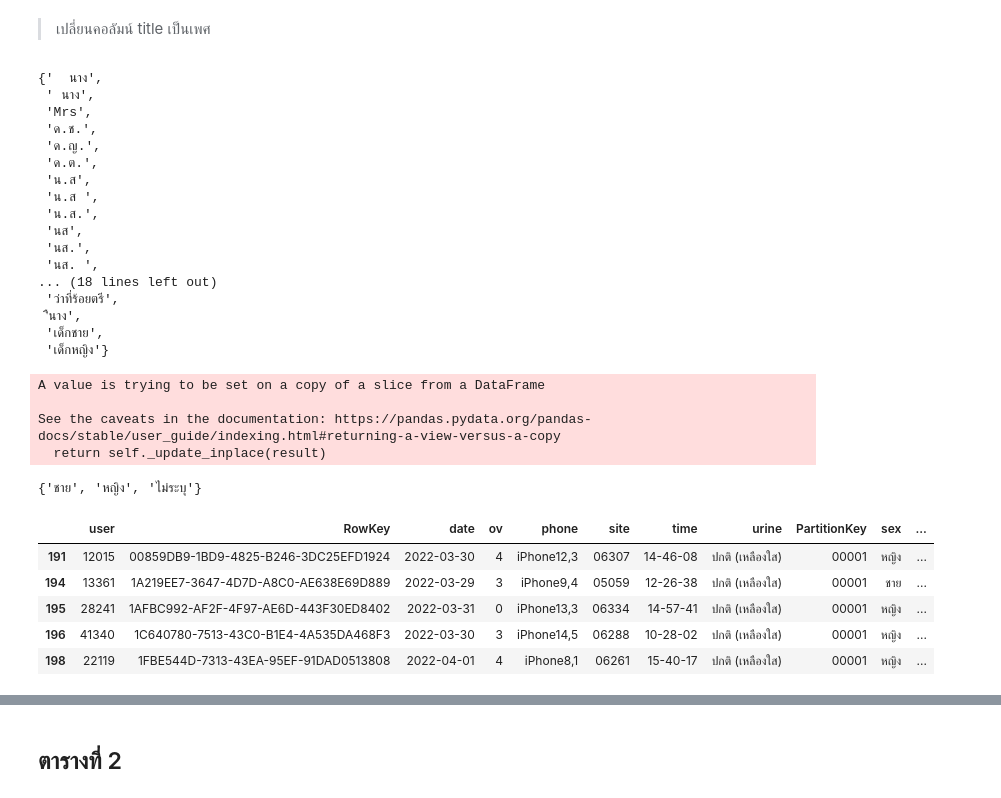
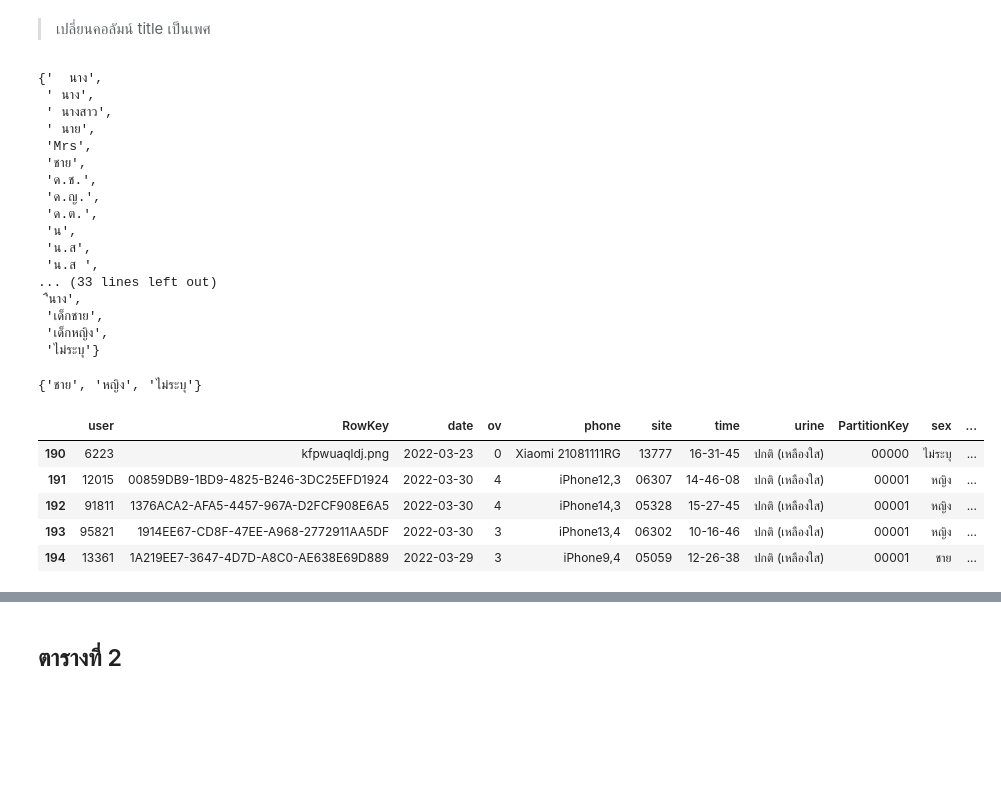
Before and after one commit to khanittha-phusopha/data_viz_2022, a Jupyter notebook: Final_2022.ipynb, the cells around one changed output, grey strips where cells are left out. Cells and saved outputs as stored; diff of their text form; code cells hidden in the pictures; blank space fills up the shorter version.

```diff
--- a/Final_2022.ipynb
+++ b/Final_2022.ipynb
@@ -358,0 +458,2 @@ data2
+# %%
+data_test2['time'] = data_test2['time'].replace(':','-',regex=True) #เปลี่ยนข้อมูล time ที่เป็น : ให้เป็น -
@@ -358,0 +497,5 @@ data2
+# %%
+data_test2['date'] = pd.to_datetime(data_test2['date'], format = "%Y/%m/%d") #เปลี่ยนไทป์ date ให้เป็น datetime
+# %%
+data_test2['time'] = data_test2['time'].replace(':','-', regex=True)
+data_test2['time'] = pd.to_datetime(data_test2['time'],format='%H-%M%-%S',errors='ignore') #เปลี่ยนไทป์ time ให้เป็น time
@@ -359,27 +523,27 @@ data2
 # %% [markdown]
 > เปลี่ยนคอลัมน์ title เป็นเพศ
 # %%
-set(data2['title'])   # ดู set ของข้อมูล
+set(data_test2['title'])   # ดู set ของข้อมูล title
 # %% [output]
 {'  นาง',
  ' นาง',
+ ' นางสาว',
+ ' นาย',
  'Mrs',
+ 'ชาย',
  'ด.ช.',
  'ด.ญ.',
  'ด.ต.',
+ 'น',
  'น.ส',
  'น.ส ',
- 'น.ส.',
- 'นส',
- 'นส.',
- 'นส. ',
-... (18 lines left out)
- 'ว่าที่ร้อยตรี',
+... (33 lines left out)
  'ืนาง',
  'เด็กชาย',
- 'เด็กหญิง'}
+ 'เด็กหญิง',
+ 'ไม่ระบุ'}
 # %%
-data2['title'].replace({'  นาง':'หญิง',
+data_test2['title'].replace({'  นาง':'หญิง',
                     ' นาง':'หญิง',
                     ' นางสาว':'หญิง',
                     ' นาย':'ชาย',
@@ -430,26 +594,21 @@ data2['title'].replace({'  นาง':'หญิง',
                     'ส.อ.':'ไม่ระบุ',
                     'ืนาง':'หญิง',
                     'เด็กชาย':'ชาย',
-                    'เด็กหญิง':'หญิง'},inplace=True)
+                    'เด็กหญิง':'หญิง'},inplace=True) #เปลี่ยนข้อมูลให้เป็น ชาย หญิง และ ไม่ระบุ
-# %% [output]
-A value is trying to be set on a copy of a slice from a DataFrame
-
-See the caveats in the documentation: https://pandas.pydata.org/pandas-docs/stable/user_guide/indexing.html#returning-a-view-versus-a-copy
-  return self._update_inplace(result)
-# %%
-set(data2['title'])
-# %% [output]
-{'ชาย', 'หญิง', 'ไม่ระบุ'}
+# %%
+set(data_test2['title'])  # ดู set ของข้อมูล title
+# %% [output]
+{'ชาย', 'หญิง', 'ไม่ระบุ'}
 # %%
-data_re = data2.rename(columns={'title':'sex'}) #เปลี่ยนชื่อคอลัมน์
+data_re = data_test2.rename(columns={'title':'sex'}) #เปลี่ยนชื่อคอลัมน์จาก title เป็น sex
 data_re.head(5)
 # %% [output]
 |  | user | RowKey | date | ov | phone | site | time | urine | PartitionKey | sex | ... |
+| 190 | 6223 | kfpwuaqldj.png | 2022-03-23 | 0 | Xiaomi 21081111RG | 13777 | 16-31-45 | ปกติ (เหลืองใส) | 00000 | ไม่ระบุ | ... |
 | 191 | 12015 | 00859DB9-1BD9-4825-B246-3DC25EFD1924 | 2022-03-30 | 4 | iPhone12,3 | 06307 | 14-46-08 | ปกติ (เหลืองใส) | 00001 | หญิง | ... |
+| 192 | 91811 | 1376ACA2-AFA5-4457-967A-D2FCF908E6A5 | 2022-03-30 | 4 | iPhone14,3 | 05328 | 15-27-45 | ปกติ (เหลืองใส) | 00001 | หญิง | ... |
+| 193 | 95821 | 1914EE67-CD8F-47EE-A968-2772911AA5DF | 2022-03-30 | 3 | iPhone13,4 | 06302 | 10-16-46 | ปกติ (เหลืองใส) | 00001 | หญิง | ... |
 | 194 | 13361 | 1A219EE7-3647-4D7D-A8C0-AE638E69D889 | 2022-03-29 | 3 | iPhone9,4 | 05059 | 12-26-38 | ปกติ (เหลืองใส) | 00001 | ชาย | ... |
-| 195 | 28241 | 1AFBC992-AF2F-4F97-AE6D-443F30ED8402 | 2022-03-31 | 0 | iPhone13,3 | 06334 | 14-57-41 | ปกติ (เหลืองใส) | 00001 | หญิง | ... |
-| 196 | 41340 | 1C640780-7513-43C0-B1E4-4A535DA468F3 | 2022-03-30 | 3 | iPhone14,5 | 06288 | 10-28-02 | ปกติ (เหลืองใส) | 00001 | หญิง | ... |
-| 198 | 22119 | 1FBE544D-7313-43EA-95EF-91DAD0513808 | 2022-04-01 | 4 | iPhone8,1 | 06261 | 15-40-17 | ปกติ (เหลืองใส) | 00001 | หญิง | ... |
 # %%
 data_re.shape #ตรวจสอบขนาด
 # %% [output]
```
Also changed, not shown: parts of 48 cells of this notebook.
